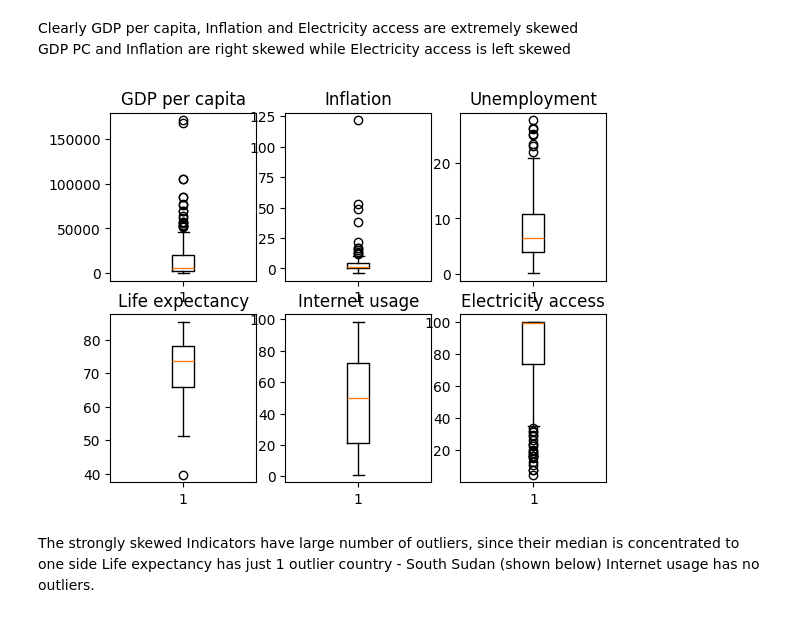
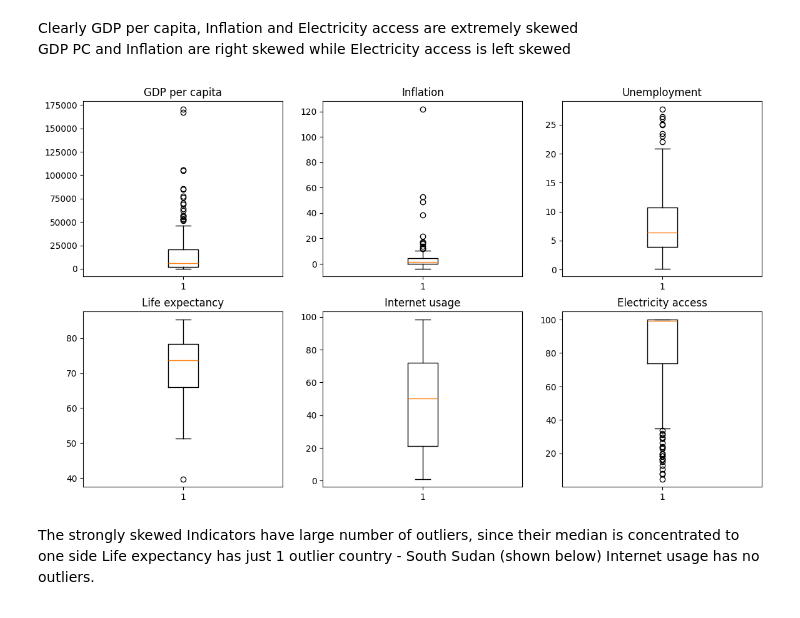
Before and after one commit to Kav1905/DS203_NationClustering, a Jupyter notebook: Socioeconomic_Clustering.ipynb, the cells around one changed output. Saved outputs shown, nothing was run; the diff lists cells and outputs as text; code cells hidden in the pictures.

```diff
--- a/Socioeconomic_Clustering.ipynb
+++ b/Socioeconomic_Clustering.ipynb
@@ -182,12 +185,13 @@ key_data.rename(columns={'NY.GDP.PCAP.CD': 'GDP per capita', 'FP.CPI.TOTL.ZG': '
 Clearly GDP per capita, Inflation and Electricity access are extremely skewed\
 GDP PC and Inflation are right skewed while Electricity access is left skewed
 # %%
+plt.figure(figsize=(14,8))
 for i, col in enumerate(key_data.columns):
     plt.subplot(2, 3, i+1)
     plt.boxplot(key_data[col].dropna()) #since NaNs are present, boxplot wont give correct plot without dropna to remove NaNs
     plt.title(['GDP per capita', 'Inflation', 'Unemployment', 'Life expectancy', 'Internet usage', 'Electricity access'][i]);
 # %% [output]
-[figure, old version]
+[figure, new version]
 # %% [markdown]
 The strongly skewed Indicators have large number of outliers, since their median is concentrated to one side
 Life expectancy has just 1 outlier country - South Sudan (shown below)
```
Also changed, not shown: parts of 7 cells of this notebook.
